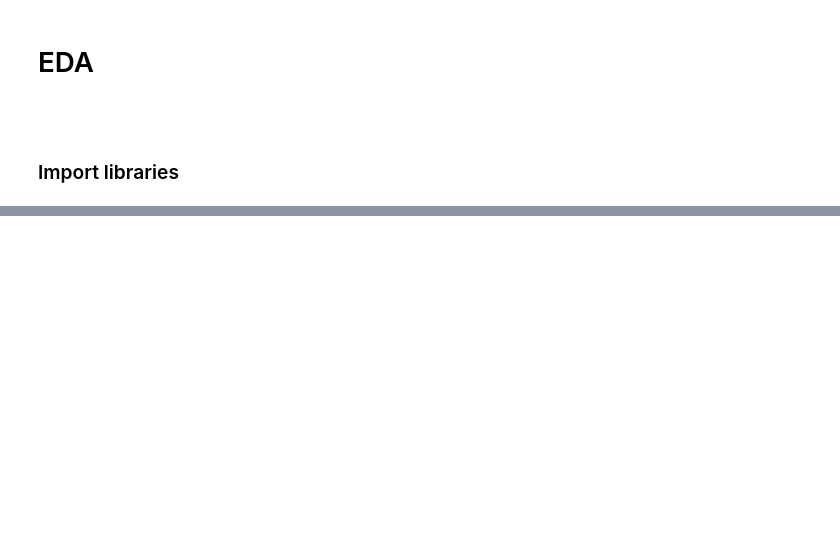
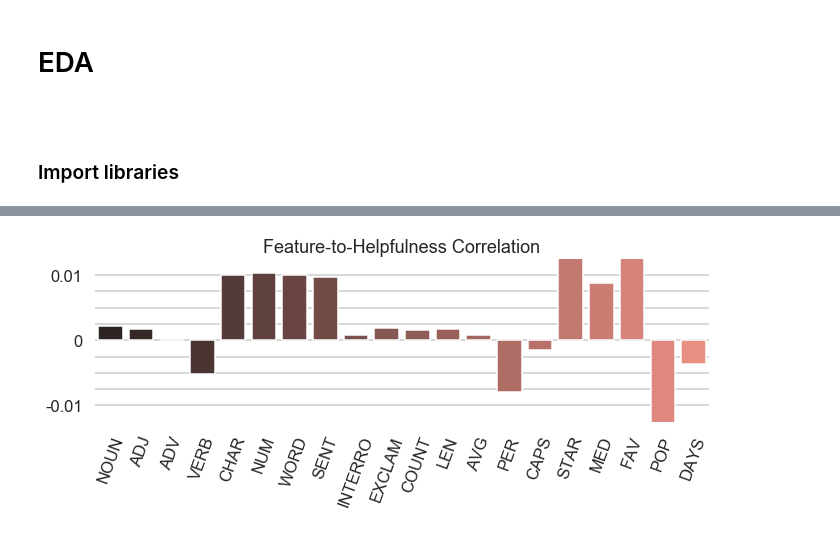
Before and after one commit to thisiselliot/HelpingAmazonReviewers, a Jupyter notebook: eda.ipynb, the cells around one changed output, grey strips where cells are left out. Saved outputs shown, nothing was run; the diff lists cells and outputs as text; code cells hidden in the pictures; blank space fills up the shorter version.

```diff
--- a/eda.ipynb
+++ b/eda.ipynb
@@ -86,0 +145,21 @@ unhelpful_review_vocab_freqdist = FreqDist(unhelpful_review_vocab)
+# %%
+# examine target correlations
+sns.set_style('whitegrid')
+sns.set_context("talk")
+
+x = df[cols[1:]].corrwith(df.TARGET).index
+y = df[cols[1:]].corrwith(df.TARGET).values
+
+plt.figure(figsize=(11,3), facecolor='w')
+plt.xticks(rotation=70)
+plt.ylim(bottom=-.125, top=.125)
+plt.yticks([-0.1,-0.075,-0.05,-0.025,0,0.025,0.05,0.075,0.1],
+           [-0.01,'','','',0,'','','',0.01])
+
+sns.despine(bottom=True, left=True)
+sns.barplot(x=x, y=y, palette='dark:salmon').set_title('Feature-to-Helpfulness Correlation')
+
+plt.savefig(fname='images/corr_trgt', bbox_inches='tight', pad_inches=0.1)
+plt.show()
+# %% [output]
+[figure, added]
```
Also changed, not shown: parts of 20 cells of this notebook, 12 other files.
